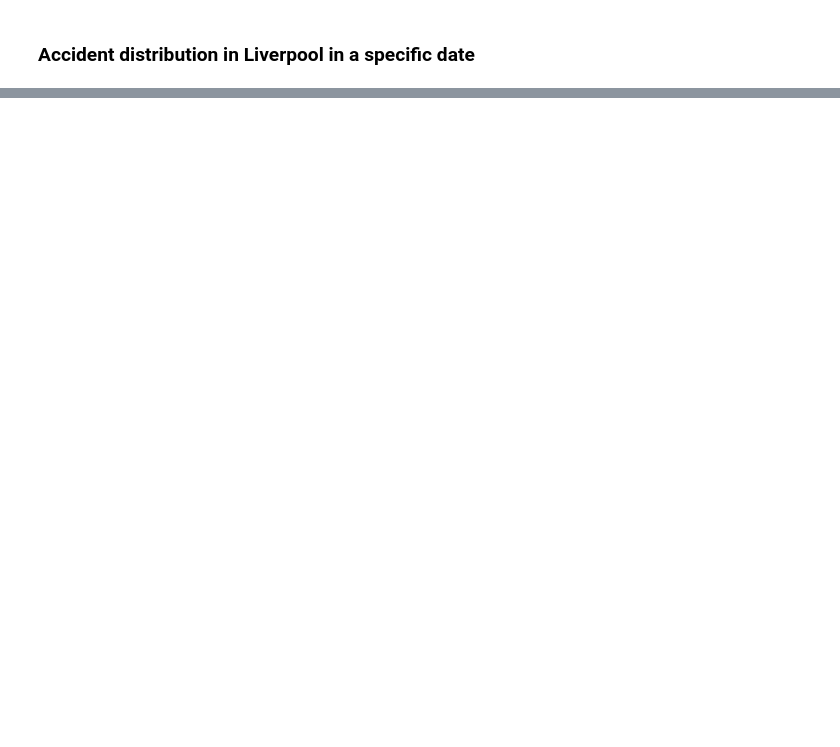
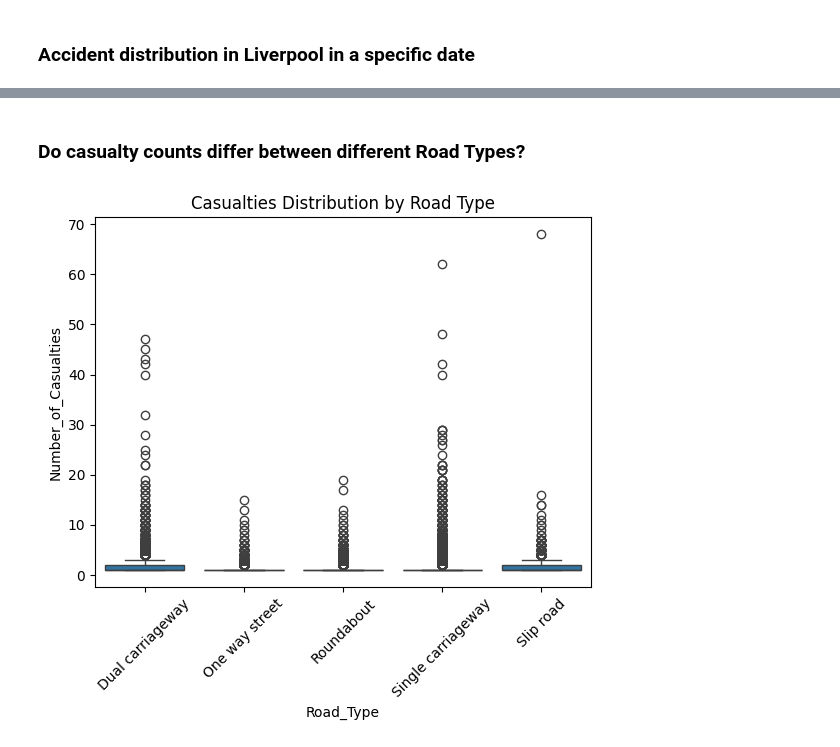
Before and after one commit to Johnrxyz/ELE03-DATA-ANALYTICS-REPO, a Jupyter notebook: Activity2_DistrictsAnalytics.ipynb, the cells around one changed output, grey strips where cells are left out. Cells and saved outputs as stored; diff of their text form; code cells hidden in the pictures; blank space fills up the shorter version.

```diff
--- a/Activity2_DistrictsAnalytics.ipynb
+++ b/Activity2_DistrictsAnalytics.ipynb
@@ -867,0 +868,7 @@ git push origin main
+# %%
+# FIRST: Assume ALL days are Weekdays
+data['Day'] = 'Weekday'
+# SECOND: Change ONLY Saturday (5) and Sunday (6) to Weekend
+data.loc[data['DaysOfWeek'].isin([4, 5, 6]), 'Day'] = 'Weekend'
+
+data.dtypes
@@ -867,0 +893,9 @@ git push origin main
+# %% [markdown]
+<h3>Do casualty counts differ between different Road Types?</h3>
+# %%
+sns.boxplot(data=data, x='Road_Type', y='Number_of_Casualties')
+plt.title("Casualties Distribution by Road Type")
+plt.xticks(rotation=45)
+plt.show()
+# %% [output]
+[figure, added]
```
Also changed, not shown: parts of 27 cells of this notebook.
